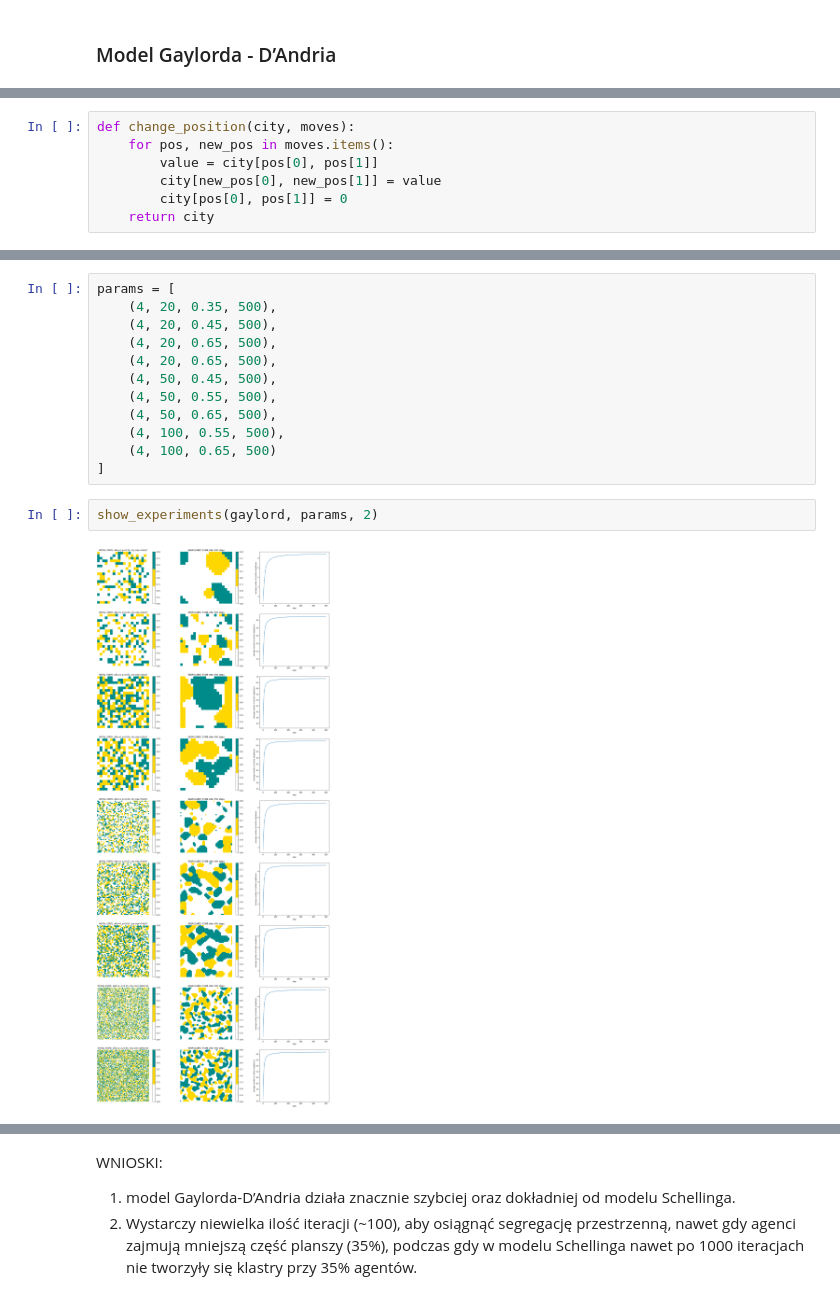
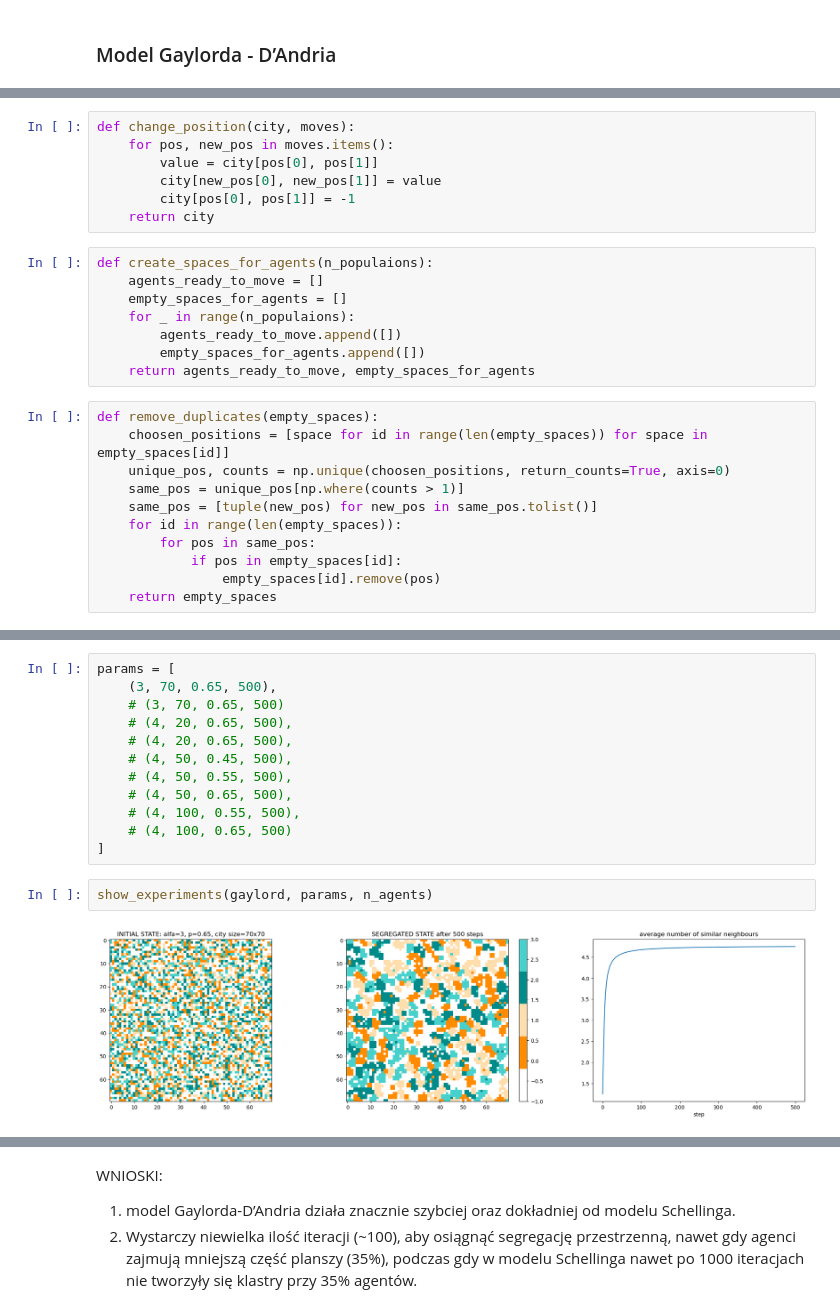
Before and after one commit to wojtekkk99/Spatial-segregation, a Jupyter notebook: spatial_segregation.ipynb, the cells around one changed output, grey strips where cells are left out. Drawn from its saved outputs; the diff is of its cells as text.

Commit message:
Schelling and Gaylord working on district

```diff
--- a/spatial_segregation.ipynb
+++ b/spatial_segregation.ipynb
@@ -316,6 +336,25 @@ def change_position(city, moves):
     for pos, new_pos in moves.items():
         value = city[pos[0], pos[1]]
         city[new_pos[0], new_pos[1]] = value
-        city[pos[0], pos[1]] = 0
+        city[pos[0], pos[1]] = -1
     return city
+# %%
+def create_spaces_for_agents(n_populaions):
+    agents_ready_to_move = []
+    empty_spaces_for_agents = []
+    for _ in range(n_populaions):
+        agents_ready_to_move.append([])
+        empty_spaces_for_agents.append([])
+    return agents_ready_to_move, empty_spaces_for_agents
+# %%
+def remove_duplicates(empty_spaces):
+    choosen_positions = [space for id in range(len(empty_spaces)) for space in empty_spaces[id]]
+    unique_pos, counts = np.unique(choosen_positions, return_counts=True, axis=0)
+    same_pos = unique_pos[np.where(counts > 1)]
+    same_pos = [tuple(new_pos) for new_pos in same_pos.tolist()]
+    for id in range(len(empty_spaces)):
+        for pos in same_pos:
+            if pos in empty_spaces[id]:
+                empty_spaces[id].remove(pos)
+    return empty_spaces
 # %%
@@ -367,17 +398,17 @@ def gaylord(city, n_steps):
     return segregated_city, average_si
 # %%
 params = [
-    (4, 20, 0.35, 500),
-    (4, 20, 0.45, 500),
-    (4, 20, 0.65, 500),
-    (4, 20, 0.65, 500),
-    (4, 50, 0.45, 500),
-    (4, 50, 0.55, 500),
-    (4, 50, 0.65, 500),
-    (4, 100, 0.55, 500),
-    (4, 100, 0.65, 500)
+    (3, 70, 0.65, 500),
+    # (3, 70, 0.65, 500)
+    # (4, 20, 0.65, 500),
+    # (4, 20, 0.65, 500),
+    # (4, 50, 0.45, 500),
+    # (4, 50, 0.55, 500),
+    # (4, 50, 0.65, 500),
+    # (4, 100, 0.55, 500),
+    # (4, 100, 0.65, 500)
 ]
 # %%
-show_experiments(gaylord, params, 2)
+show_experiments(gaylord, params, n_agents)
 # %% [output]
-[figure, old version]
+[figure, new version]
```
Also changed, not shown: parts of 16 cells of this notebook.
